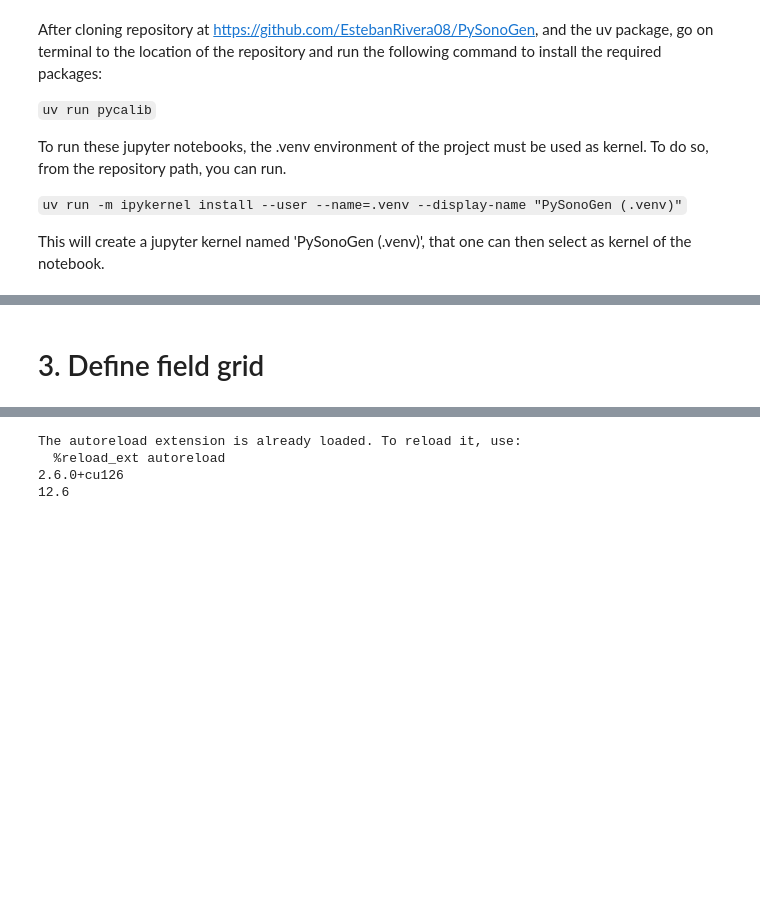
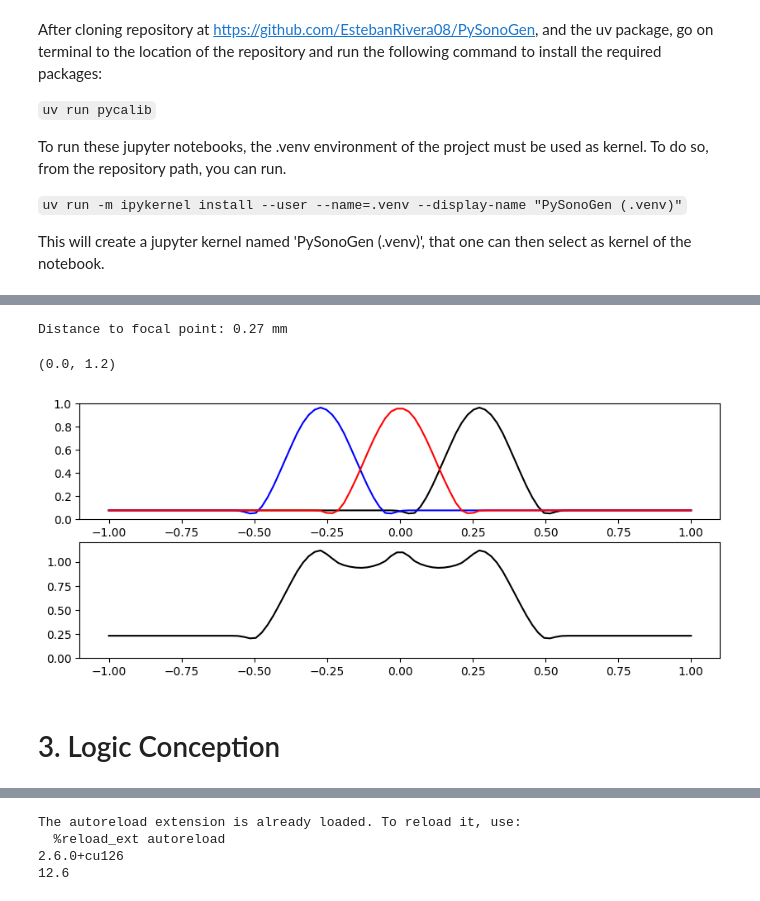
Before and after one commit to EstebanRivera08/eSDIva, a Jupyter notebook: tutorials/Tutorial_PatternedFocus.ipynb, the cells around one changed output, grey strips where cells are left out. Saved outputs shown, nothing was run; the diff lists cells and outputs as text; code cells hidden in the pictures; blank space fills up the shorter version.

```diff
--- a/tutorials/Tutorial_PatternedFocus.ipynb
+++ b/tutorials/Tutorial_PatternedFocus.ipynb
@@ -81,2 +236,39 @@ Widget(value='<iframe src="http://localhost:58253/index.html?ui=P_0x22a2e9430b0_
+# %%
+F_over_D = 1.0
+
+filename = f'/Zeus_field_{str(F_over_D).replace(".", "-")}.npz'
+data = np.load(folder + filename)
+
+pressure_field = data['pressure']
+x = data['x']
+y = data['y']
+z = data['z']
+
+x_profile = pressure_field[nx//2+1, :, nz//2+1].squeeze()
+
+def focal_profile(y_val, shift = 0):
+	return np.interp(y_val, y - shift, x_profile)
+# %%
+
+radial_axis = np.linspace(-1, 1, 100)
+focal3 = focal_profile(radial_axis, 0)
+distance = y[np.argmin(np.abs(x_profile -  0.5 * np.max(x_profile)))].max()*2
+print(f"Distance to focal point: {distance:.2f} mm")
+focal1 = focal_profile(radial_axis,-distance)
+focal2 = focal_profile(radial_axis, distance)
+
+plt.figure(figsize=(10, 4))
+plt.subplot(2, 1, 1)
+plt.plot(radial_axis, focal1, 'k', label='Pressure profile at x=0')
+plt.plot(radial_axis, focal2, 'b', label='Pressure profile at x=0')
+plt.plot(radial_axis, focal3, 'r', label='Pressure profile at x=0')
+plt.ylim(0,1)
+plt.subplot(2,1,2)
+plt.plot(radial_axis, focal1+focal2+focal3, 'k', label='Pressure profile at x=0')
+plt.ylim(0,1+0.2)
+# %% [output]
+Distance to focal point: 0.27 mm
+(0.0, 1.2)
+[figure, added]
 # %% [markdown]
-# 3. Define field grid
+# 3. Logic Conception
```
Also changed, not shown: parts of 46 cells of this notebook, 4 other files.
